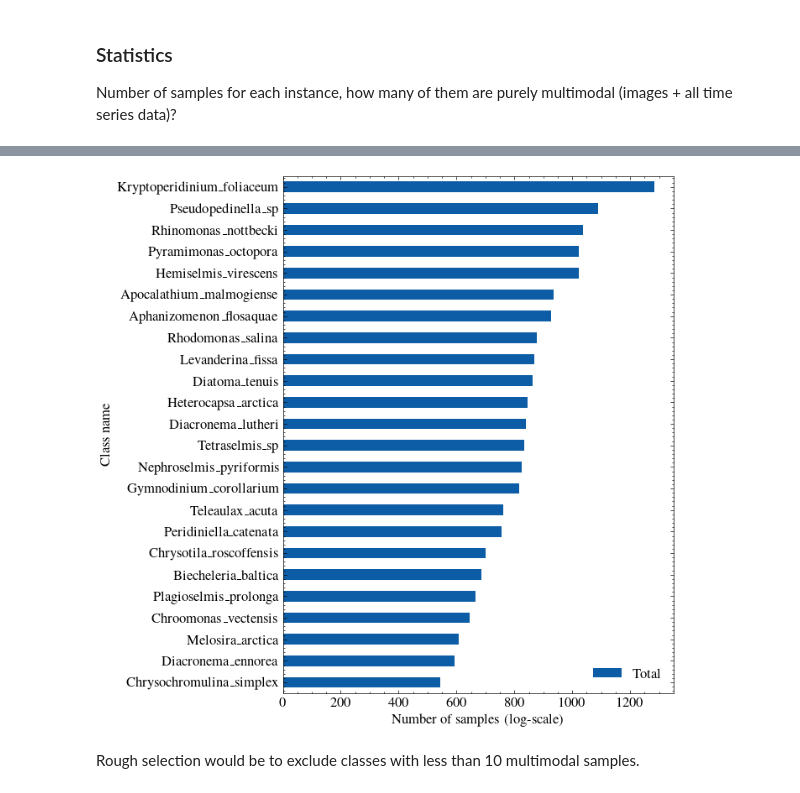
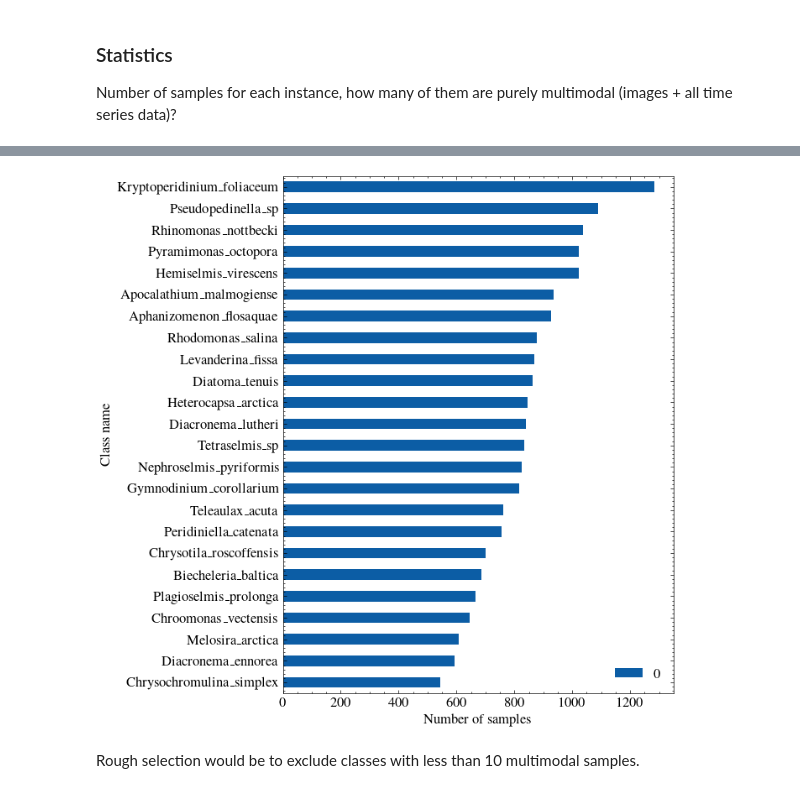
Before and after one commit to imveikka/multimodal_plankton_recognition, a Jupyter notebook: data_analysis.ipynb, the cells around one changed output, grey strips where cells are left out. Saved outputs shown, nothing was run; the diff lists cells and outputs as text; code cells hidden in the pictures.

```diff
--- a/data_analysis.ipynb
+++ b/data_analysis.ipynb
@@ -59,20 +80,18 @@ Number of samples for each instance, how many of them are purely multimodal
 # %%
 counter = Counter(annotations.class_name)
 
 df = pd.DataFrame(
-    index=annotations.class_name.unique(),
+    data=counter.values(),
+    index=counter.keys(),
 )
 
-df['Total'] = counter.values()
-
-df.sort_values('Total').plot(kind='barh', figsize=(6, 8))
-plt.xlabel('Number of samples (log-scale)')
+df.sort_values(0).plot(kind='barh', figsize=(6, 8))
+plt.xlabel('Number of samples')
 plt.ylabel('Class name')
-# plt.xscale('log')
 
 # plt.savefig(f'sample_counts.pdf')
 plt.show()
 # %% [output]
-[figure, old version]
+[figure, new version]
 # %% [markdown]
 Rough selection would be to exclude classes with less than 10 multimodal samples.
```
Also changed, not shown: parts of 7 cells of this notebook, 15 other files.
